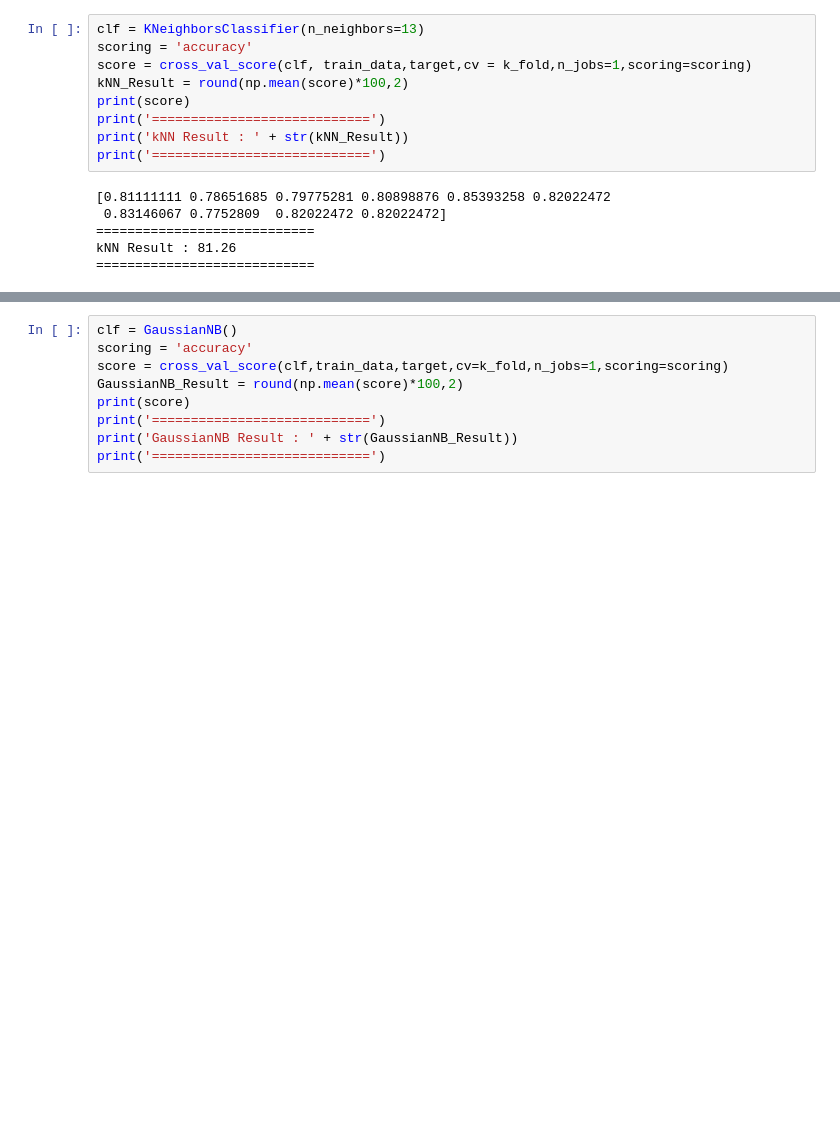
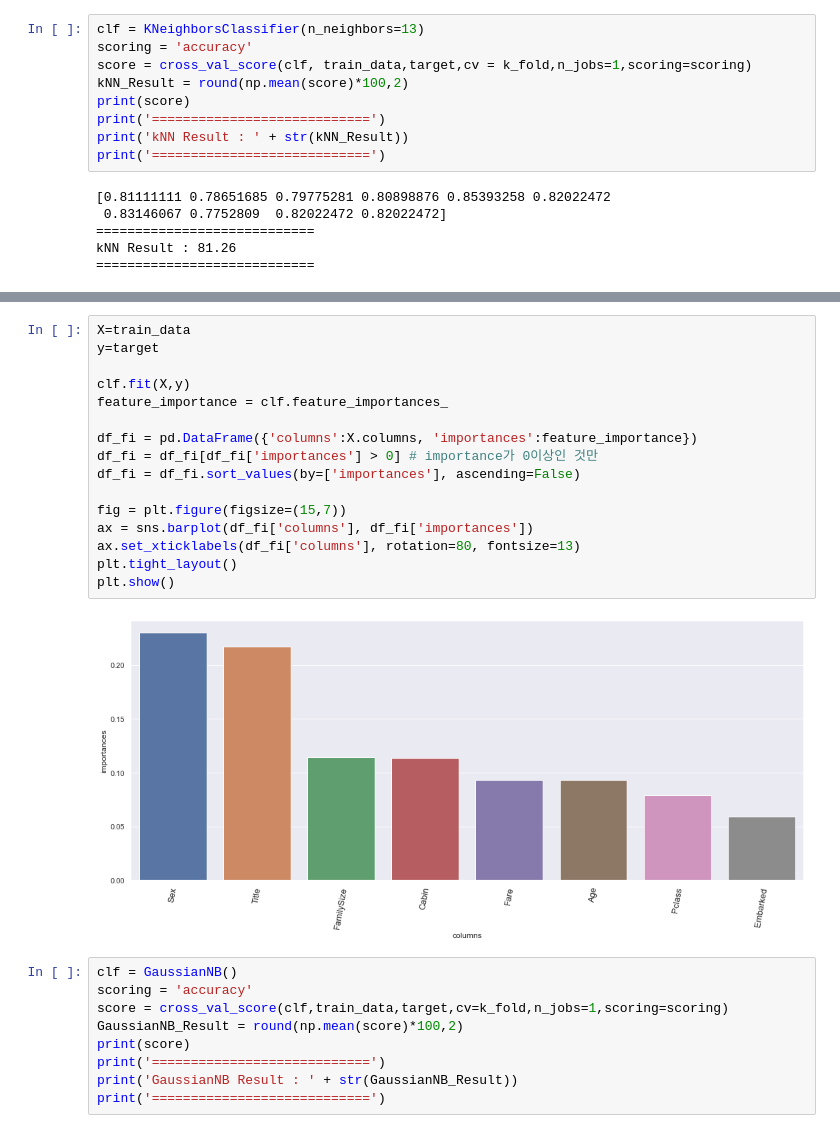
Before and after one commit to CSKIM999/ML-study, a Jupyter notebook: TF/R_TA.ipynb, the cells around one changed output, grey strips where cells are left out. Saved outputs shown, nothing was run; the diff lists cells and outputs as text; blank space fills up the shorter version.

```diff
--- a/TF/R_TA.ipynb
+++ b/TF/R_TA.ipynb
@@ -216,4 +229,22 @@ RandomForest Result : 80.58
 ============================
+# %%
+X=train_data
+y=target
+
+clf.fit(X,y)
+feature_importance = clf.feature_importances_
+
+df_fi = pd.DataFrame({'columns':X.columns, 'importances':feature_importance})
+df_fi = df_fi[df_fi['importances'] > 0] # importance가 0이상인 것만
+df_fi = df_fi.sort_values(by=['importances'], ascending=False)
+
+fig = plt.figure(figsize=(15,7))
+ax = sns.barplot(df_fi['columns'], df_fi['importances'])
+ax.set_xticklabels(df_fi['columns'], rotation=80, fontsize=13)
+plt.tight_layout()
+plt.show()
+# %% [output]
+[figure, added]
 # %%
 clf = GaussianNB()
 scoring = 'accuracy'
```
Also changed, not shown: parts of 4 cells of this notebook, 1 other file.
